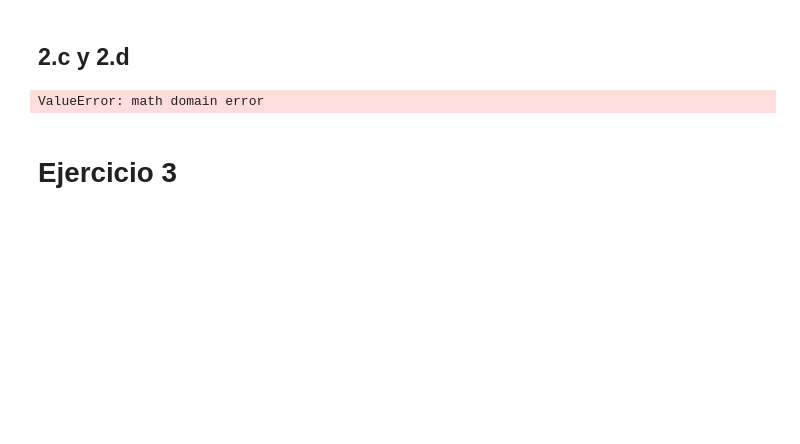
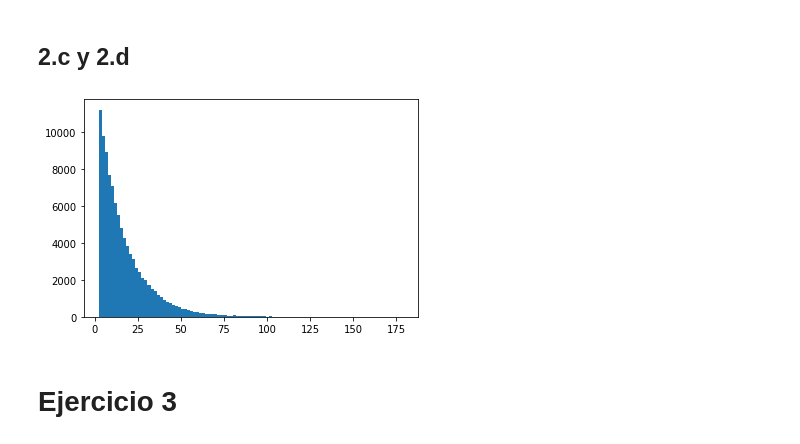
Before and after one commit to martinBosch/simu-grupo5, a Jupyter notebook: tp1.ipynb, the cells around one changed output. Drawn from its saved outputs; the diff is of its cells as text; code cells hidden in the pictures; blank space fills up the shorter version.

```diff
--- a/tp1.ipynb
+++ b/tp1.ipynb
@@ -129,8 +134,7 @@ def f_inversa(t):
 # %%
-x = np.arange(0.0, 100.0, 1)
-y = np.array(list(map(f_inversa, x)))
+y = np.array(list(map(F_inversa, muestra)))
 
-plt.plot(x, y)
+plt.hist(y, 100)
 plt.show()
 # %% [output]
-ValueError: math domain error
+[figure, added]
```
Also changed, not shown: parts of 39 cells of this notebook.
